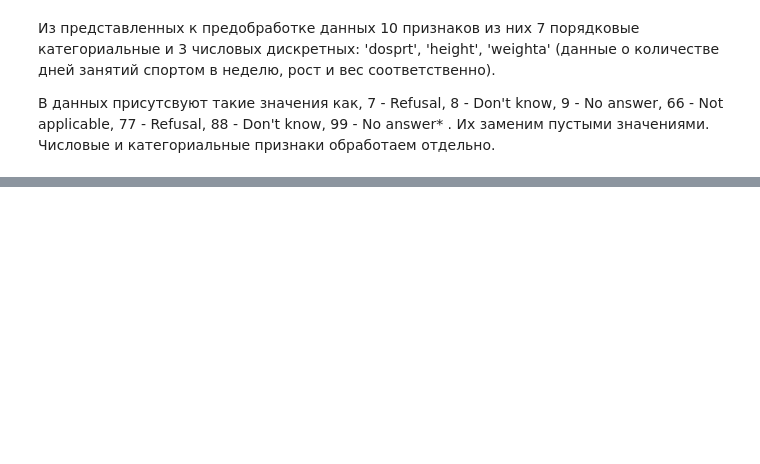
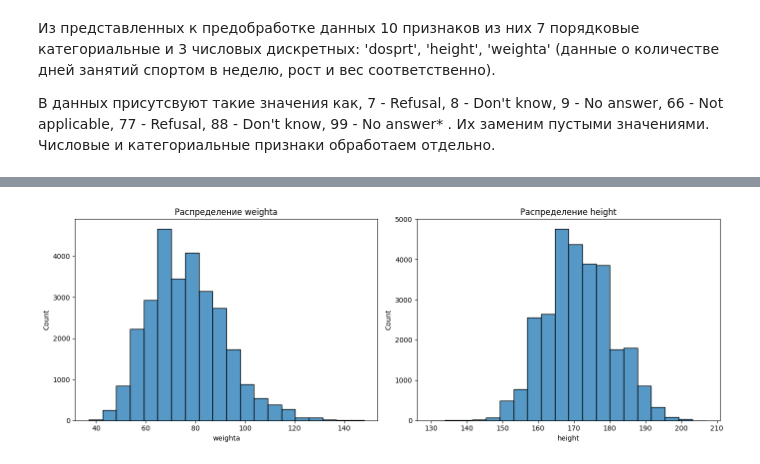
Before and after one commit to AnnaNebuko/ABD-PRJ-25-2team-HAPPINESS, a Jupyter notebook: project.ipynb, the cells around one changed output, grey strips where cells are left out. Saved outputs shown, nothing was run; the diff lists cells and outputs as text; code cells hidden in the pictures; blank space fills up the shorter version.

```diff
--- a/project.ipynb
+++ b/project.ipynb
@@ -143,0 +228,12 @@ plt.show()
+# %%
+plt.figure(figsize=(14, 5))
+
+for i, column in enumerate(df_feat[['weighta','height']], 1):
+    plt.subplot(1, 2, i)
+    sns.histplot(x=column, data=data_20, bins=20)
+    plt.title(f'Распределение {column}')
+
+plt.tight_layout()
+plt.show()
+# %% [output]
+[figure, added]
```
Also changed, not shown: parts of 53 cells of this notebook.
